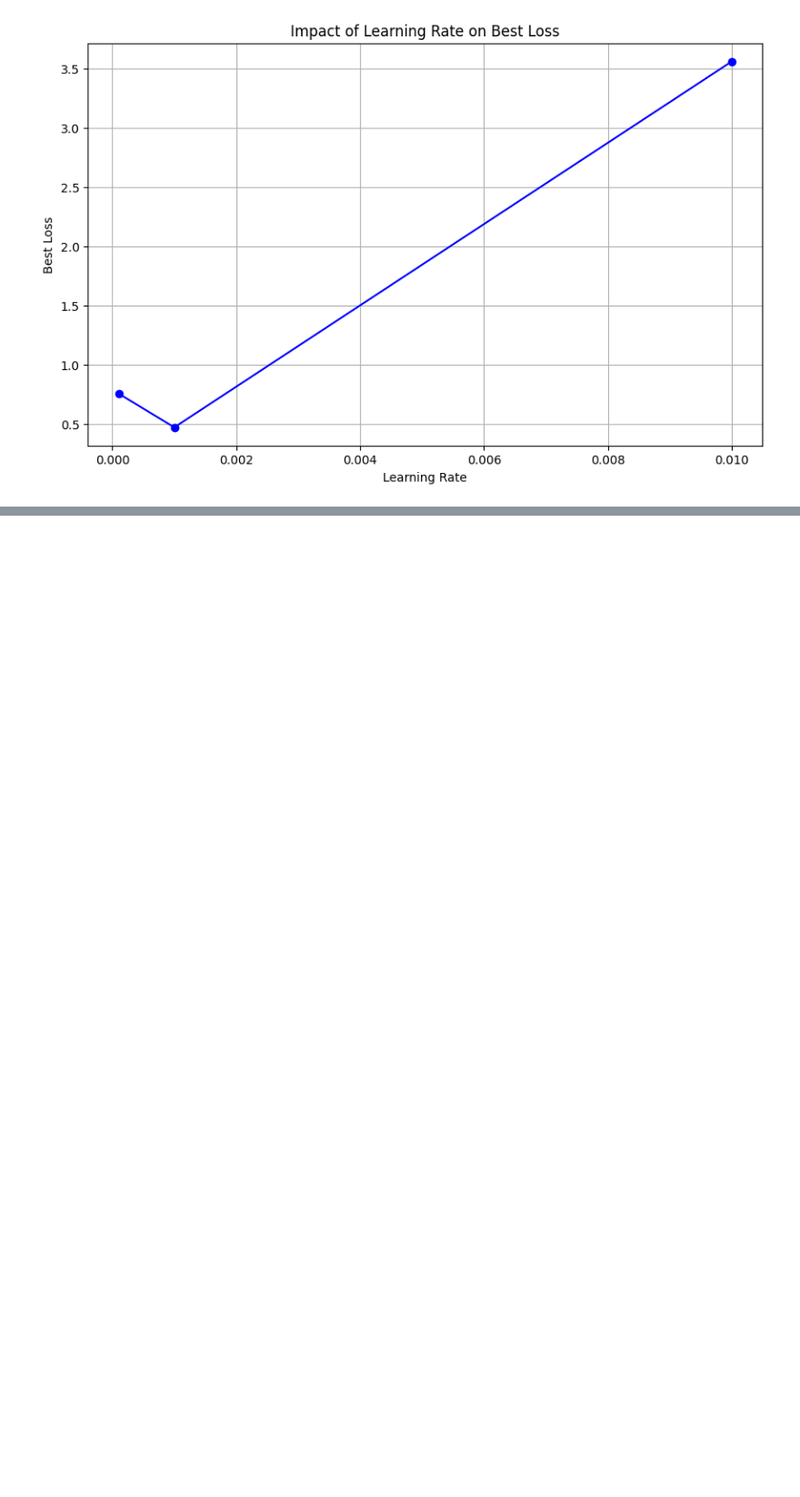
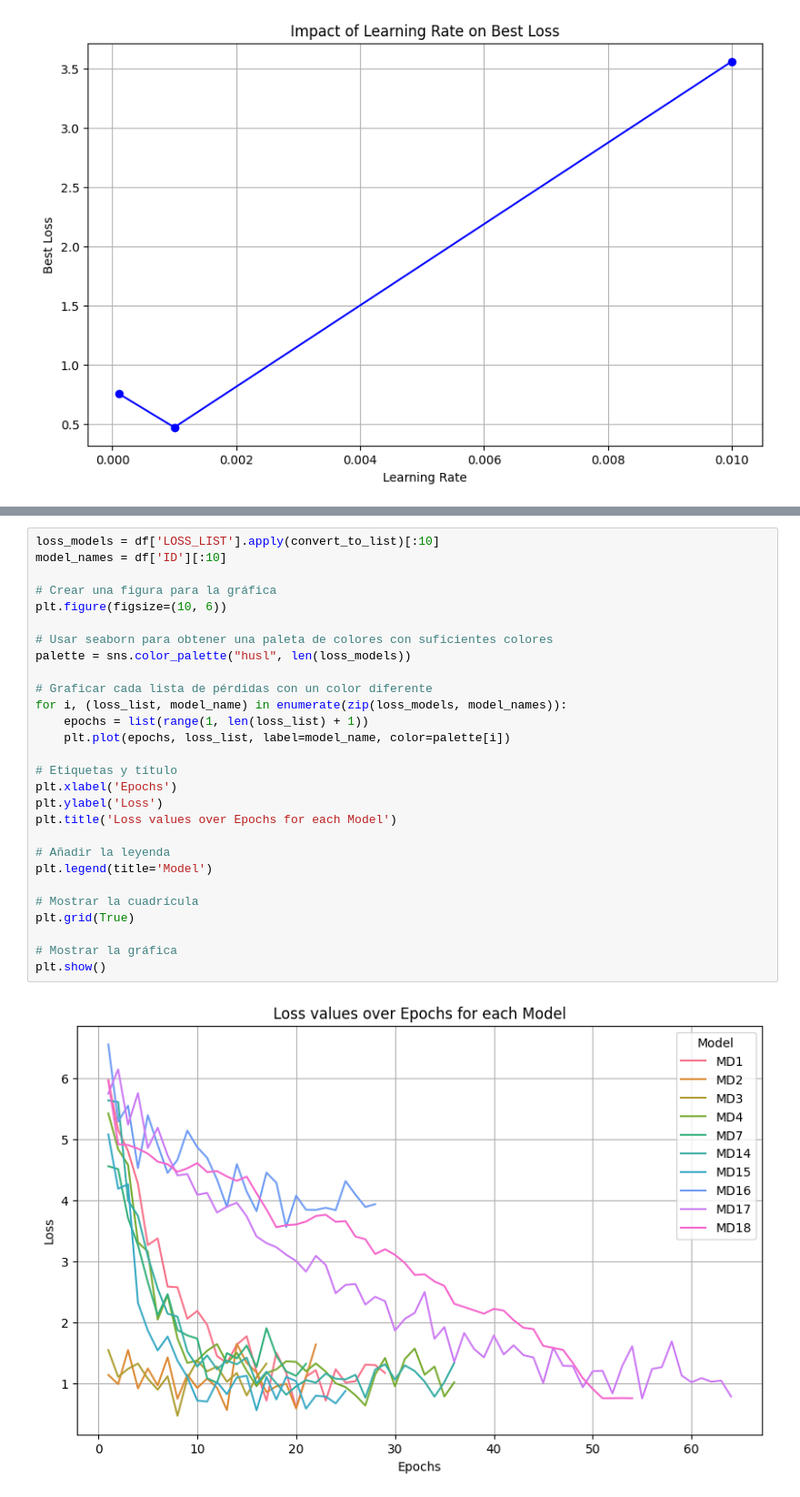
Before and after one commit to JesusRamosCognizant/Project-III, a Jupyter notebook: metrics visualization/results.ipynb, the cells around one changed output, grey strips where cells are left out. Shown at 91% size. Saved outputs shown, nothing was run; the diff lists cells and outputs as text; blank space fills up the shorter version.

```diff
--- a/metrics visualization/results.ipynb
+++ b/metrics visualization/results.ipynb
@@ -204,0 +186,30 @@ plt.show()
+# %%
+loss_models = df['LOSS_LIST'].apply(convert_to_list)[:10]
+model_names = df['ID'][:10]
+
+# Crear una figura para la gráfica
+plt.figure(figsize=(10, 6))
+
+# Usar seaborn para obtener una paleta de colores con suficientes colores
+palette = sns.color_palette("husl", len(loss_models))
+
+# Graficar cada lista de pérdidas con un color diferente
+for i, (loss_list, model_name) in enumerate(zip(loss_models, model_names)):
+    epochs = list(range(1, len(loss_list) + 1))
+    plt.plot(epochs, loss_list, label=model_name, color=palette[i])
+
+# Etiquetas y título
+plt.xlabel('Epochs')
+plt.ylabel('Loss')
+plt.title('Loss values over Epochs for each Model')
+
+# Añadir la leyenda
+plt.legend(title='Model')
+
+# Mostrar la cuadrícula
+plt.grid(True)
+
+# Mostrar la gráfica
+plt.show()
+# %% [output]
+[figure, added]
```
Also changed, not shown: parts of 2 cells of this notebook, 1 other file.
